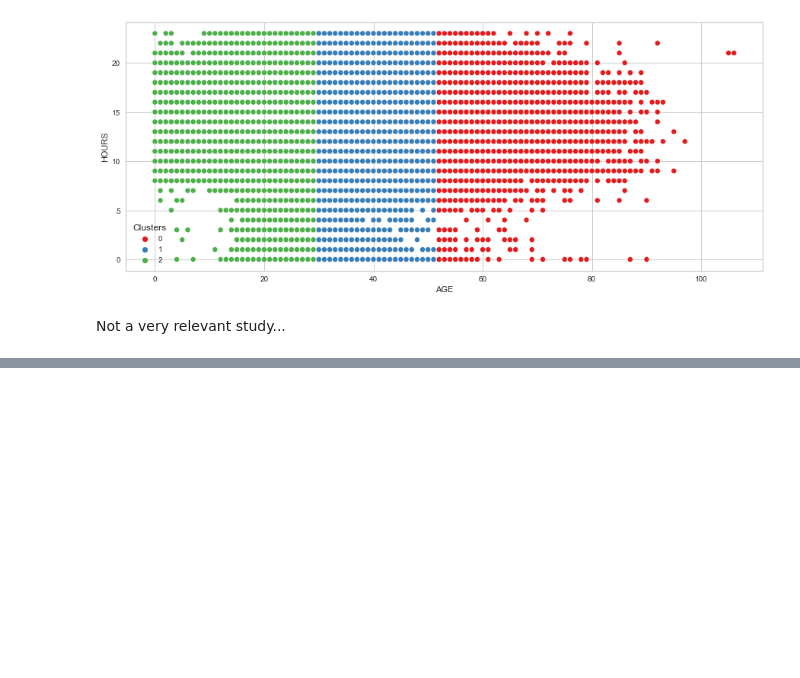
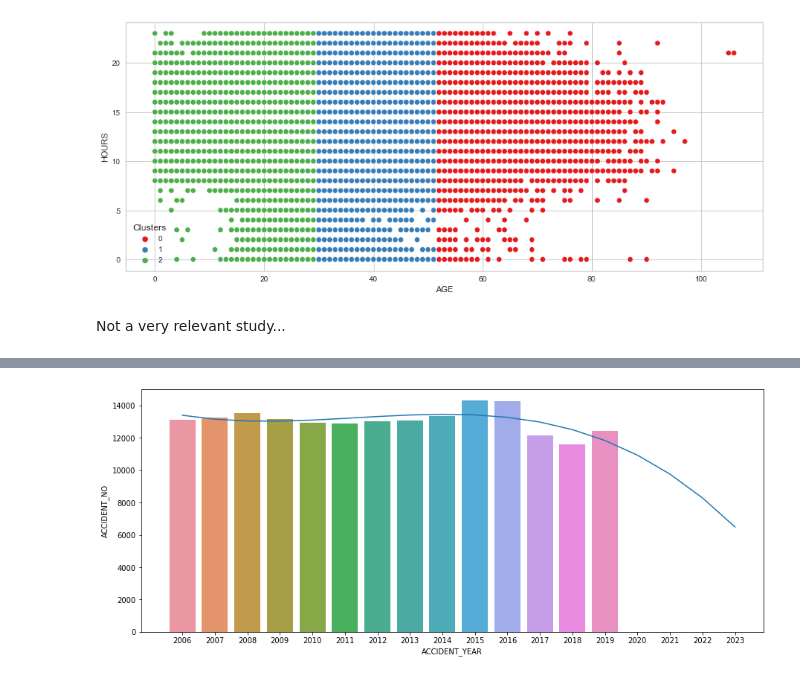
Before and after one commit to lethib/enea_study_case, a Jupyter notebook: models.ipynb, the cells around one changed output, grey strips where cells are left out. Saved outputs shown, nothing was run; the diff lists cells and outputs as text; code cells hidden in the pictures; blank space fills up the shorter version.

```diff
--- a/clustering.ipynb
+++ b/models.ipynb
@@ -158,0 +256,11 @@ Not a very relevant study...
+# %%
+plt.figure(figsize=(15,6))
+sns.barplot(data=df_general_trend, x="ACCIDENT_YEAR", y="ACCIDENT_NO")
+y_test = PolynomialRegression(3).fit(X.reshape(-1, 1), y).predict(X_test.reshape(-1, 1))
+df_plot = pd.DataFrame({"YEARS": X_test, "ACCIDENT_NB": y_test})
+df_plot["ACCIDENT_NB"].plot(kind='line')
+ticks = plt.xticks()
+plt.xticks(ticks = list(ticks[0]) + [14, 15, 16, 17], labels=X_test)
+plt.show()
+# %% [output]
+[figure, added]
```
Also changed, not shown: parts of 11 cells of this notebook, 2 other files.
